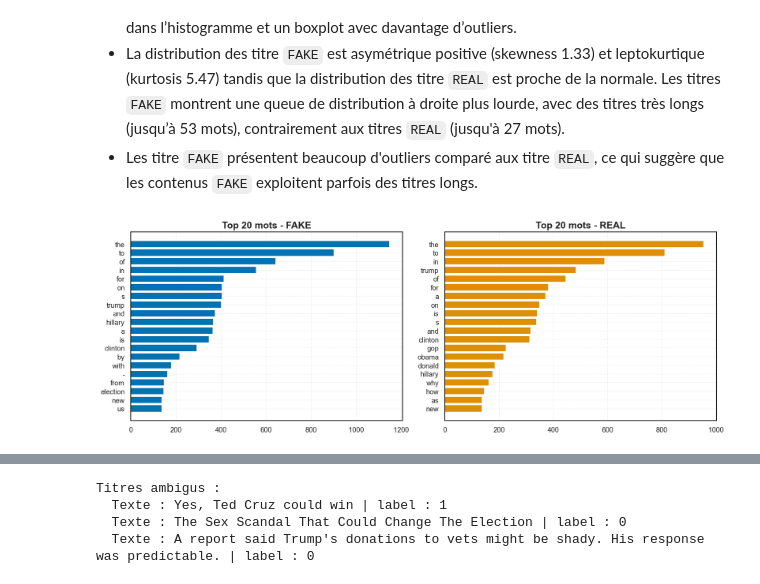
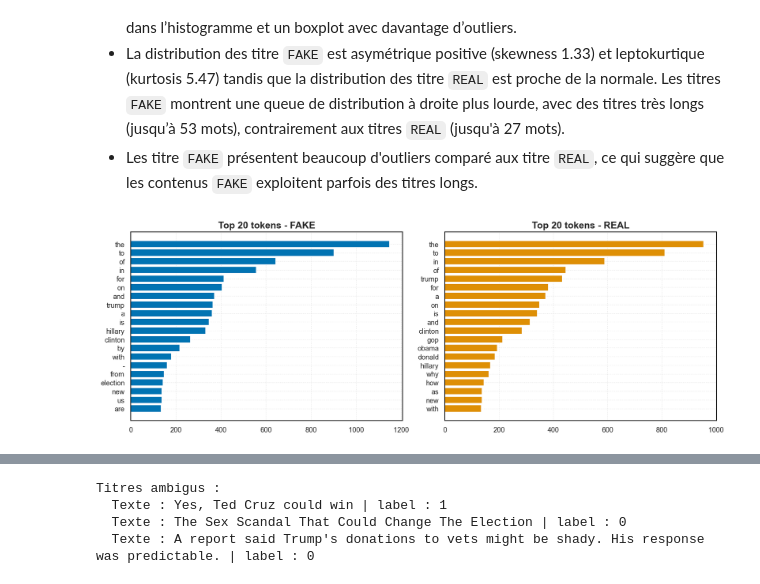
Before and after one commit to DamienDESSAUX-M2i/DESSAUX_Damien_ECF4, a Jupyter notebook: notebook/ecf_fake_news.ipynb, the cells around one changed output, grey strips where cells are left out. Drawn from its saved outputs; the diff is of its cells as text; code cells hidden in the pictures.

```diff
--- a/notebook/ecf_fake_news.ipynb
+++ b/notebook/ecf_fake_news.ipynb
@@ -114,7 +116,7 @@ def normalize_text(text):
         return ""
 
     text = unicodedata.normalize("NFKC", str(text))
-    text = re.sub(r"[^\x00-\x7F]+", " ", text)
+    text = text.encode("ascii", "ignore").decode("ascii")
     text = text.encode("utf-8", "ignore").decode("utf-8")
     return text
 
@@ -388,28 +391,28 @@ Comparaison des distribution des longueurs des titres par label `FAKE` ou `REAL`
 # %%
 tokens_fake_flat = df_eda_fake["text"].str.lower().str.cat(sep=" ").split()
 tokens_real_flat = df_eda_real["text"].str.lower().str.cat(sep=" ").split()
 
 counter_fake = Counter(tokens_fake_flat)
 counter_real = Counter(tokens_real_flat)
 
 top20_fake = counter_fake.most_common(20)
 top20_real = counter_real.most_common(20)
 
-words_fake, counts_fake = zip(*top20_fake)
-words_real, counts_real = zip(*top20_real)
+tokens_fake, counts_fake = zip(*top20_fake)
+tokens_real, counts_real = zip(*top20_real)
 
 fig, axes = plt.subplots(1, 2, figsize=(14, 5))
 
-axes[0].barh(words_fake, counts_fake, color=PALETTE[0])
-axes[0].set_title("Top 20 mots - FAKE")
+axes[0].barh(tokens_fake, counts_fake, color=PALETTE[0])
+axes[0].set_title("Top 20 tokens - FAKE")
 axes[0].invert_yaxis()
 
-axes[1].barh(words_real, counts_real, color=PALETTE[1])
-axes[1].set_title("Top 20 mots - REAL")
+axes[1].barh(tokens_real, counts_real, color=PALETTE[1])
+axes[1].set_title("Top 20 tokens - REAL")
 axes[1].invert_yaxis()
 
 plt.tight_layout()
-plt.savefig((FIGURE_DIR / "04_tokens_distribution_per_labels.png").as_posix())
+plt.savefig((FIGURE_DIR / "03_tokens_distribution_per_labels.png").as_posix())
 plt.show()
 # %% [output]
-[figure, old version]
+[figure, new version]
```
Also changed, not shown: parts of 40 cells of this notebook, 22 other files.
